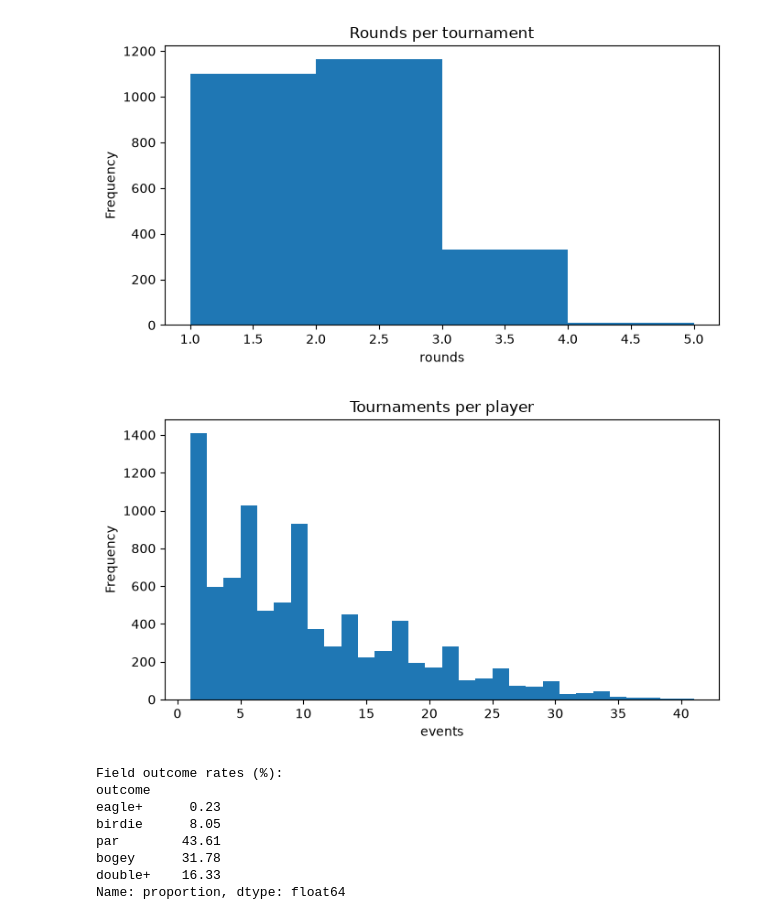
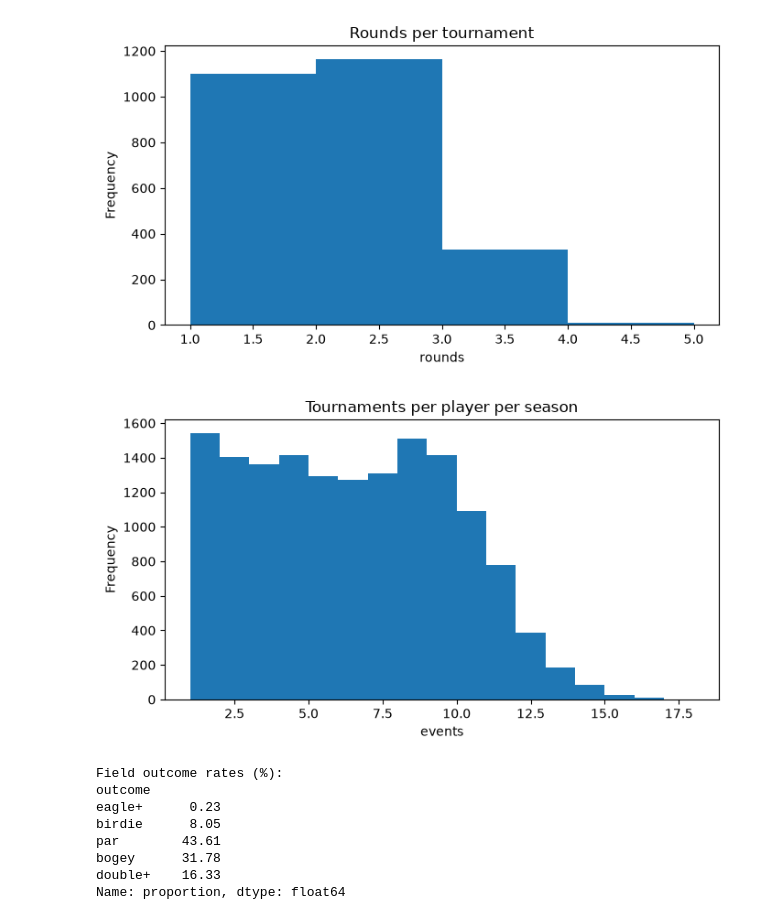
Before and after one commit to CharlieHubbard7/college_golf, a Jupyter notebook: college_golf.ipynb, the cells around one changed output. Saved outputs shown, nothing was run; the diff lists cells and outputs as text; code cells hidden in the pictures.

```diff
--- a/college_golf.ipynb
+++ b/college_golf.ipynb
@@ -174,0 +165,18 @@ plt.tight_layout(); plt.show()
+# %%
+d3 = d3_data.query("tournament_level == 'TOURNAMENT'").copy()
+
+# Academic SEASON (Aug-May), not calendar year: college golf plays a fall half and a spring
+# half of the SAME season across two calendar years. This data has no Jun/Jul events, so the
+# cut is unambiguous: month >= 8 belongs to the season "starting" that calendar year; month <= 5
+# belongs to the season that started the PREVIOUS calendar year. season_id is that fall-start
+# year as an int (e.g. 2025 for the 2025-26 season); season_label is the readable "2025-26".
+_dt = pd.to_datetime(d3["tournament_start_date"], errors="coerce")
+d3["season_id"] = _dt.dt.year.where(_dt.dt.month >= 8, _dt.dt.year - 1).astype("Int64")
+d3["season_label"] = (d3["season_id"].astype(str) + "-"
+                       + (d3["season_id"] + 1).astype("Int64").astype(str).str[-2:])
+
+# players per school
+fig, ax = plt.subplots(figsize=(7, 4))
+d3.groupby("school_id")["player_id"].nunique().plot(kind="hist", bins=30, ax=ax)
+ax.set_title("Players per school"); ax.set_xlabel("players")
+plt.tight_layout(); plt.show()
@@ -182,14 +192,14 @@ plt.tight_layout(); plt.show()
 # %% [output]
 [figure]
 # %%
-# tournaments per player (workload / sample size per player)
+# tournaments per player per season (workload / sample size per player, fair season-over-season)
 fig, ax = plt.subplots(figsize=(7, 4))
-epp = d3.groupby("player_id")["tournament_id"].nunique()
-epp.plot(kind="hist", bins=30, ax=ax)
-ax.set_title("Tournaments per player"); ax.set_xlabel("events")
+eppy = d3.groupby(["player_id", "season_id"])["tournament_id"].nunique()
+eppy.plot(kind="hist", bins=range(1, eppy.max() + 2), ax=ax)
+ax.set_title("Tournaments per player per season"); ax.set_xlabel("events")
 plt.tight_layout(); plt.show()
 # %% [output]
-[figure, old version]
+[figure, new version]
 # %%
 def add_outcomes(df):
     df = df.copy()
```
Also changed, not shown: parts of 16 cells of this notebook.
